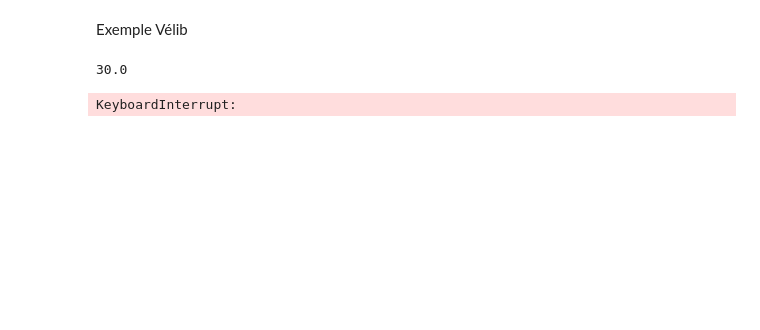
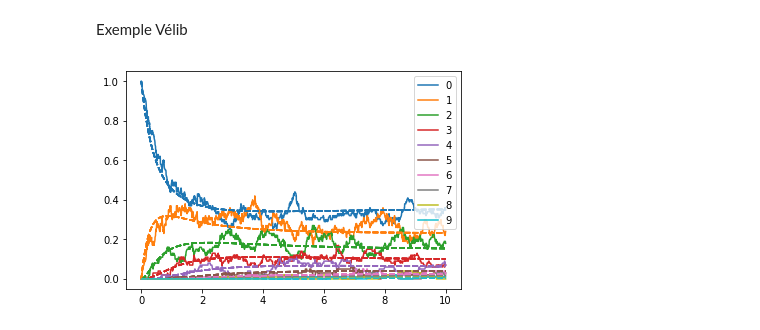
Before and after one commit to manurod/Random-system-simulation-and-calculs, a Jupyter notebook: Exemples.ipynb, the cells around one changed output. Saved outputs shown, nothing was run; the diff lists cells and outputs as text; code cells hidden in the pictures; blank space fills up the shorter version.

```diff
--- a/Exemples.ipynb
+++ b/Exemples.ipynb
@@ -138,7 +132,7 @@ taux=[]
 
 for i in range(K-1):
     liste_transition.append(E[i+1]-E[i])
-    taux.append(Mu*y[i]*(s*N-sum([n*y[n]*N for n in range(K)])))
+    taux.append(Mu*y[i]*(s-sum([n*y[n] for n in range(K)])))
 
 for i in range(1,K):
     liste_transition.append(E[i-1]-E[i])
@@ -149,11 +143,6 @@ def fct_taux(i,X):
 # %%
 X=[1,0,0,0,0,0,0,0,0,0]
 
-print(fct_taux(0,X))
-data=simu_cmtc(fct_taux,liste_transition,X,100,10,"",1234)
-
-for i in range(K):
-    plot(data[0],data[1][:,i])
+print_simu(fct_taux,liste_transition,X,100,10)
 # %% [output]
-30.0
-KeyboardInterrupt:
+[figure, added]
```
Also changed, not shown: parts of 8 cells of this notebook.
